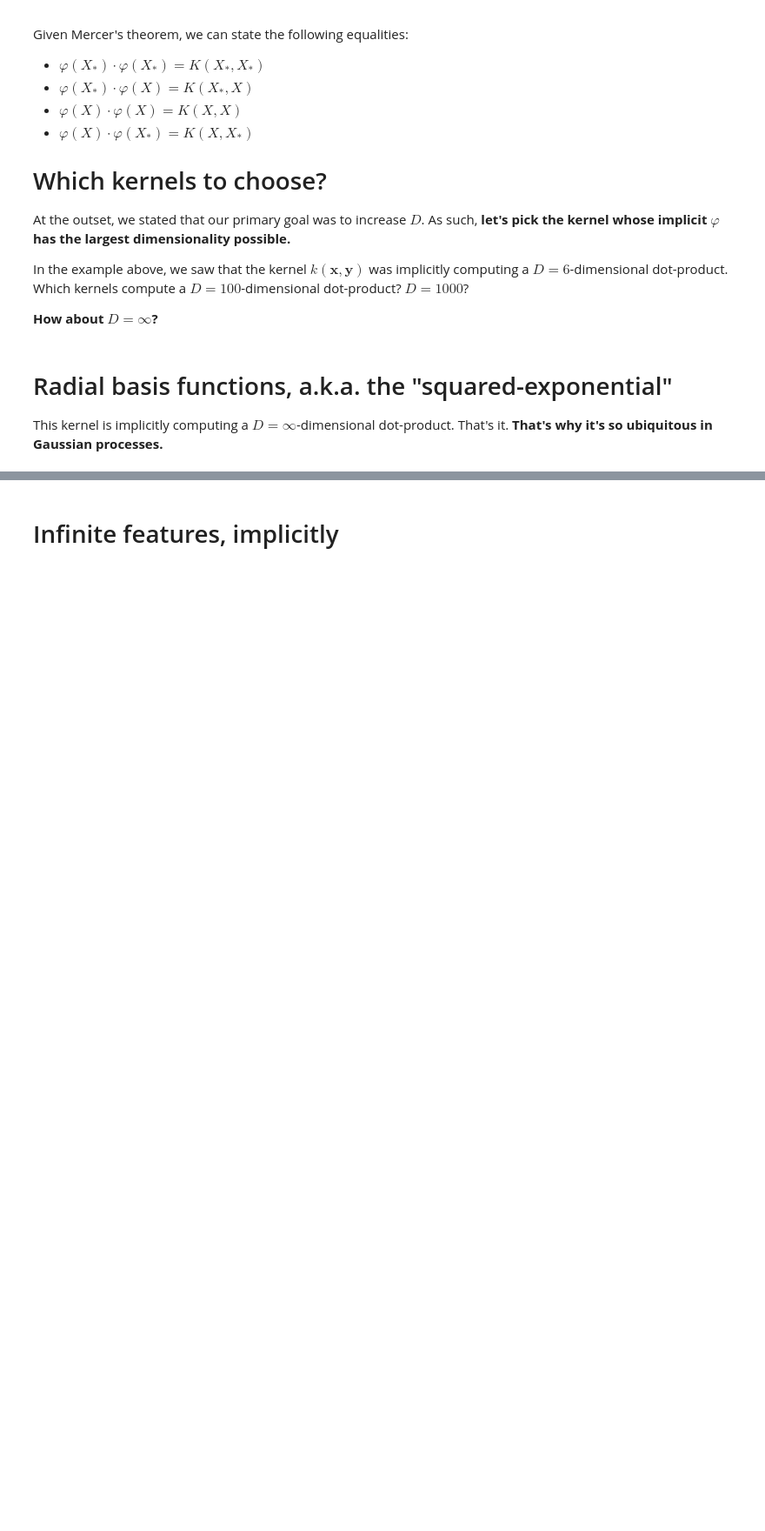
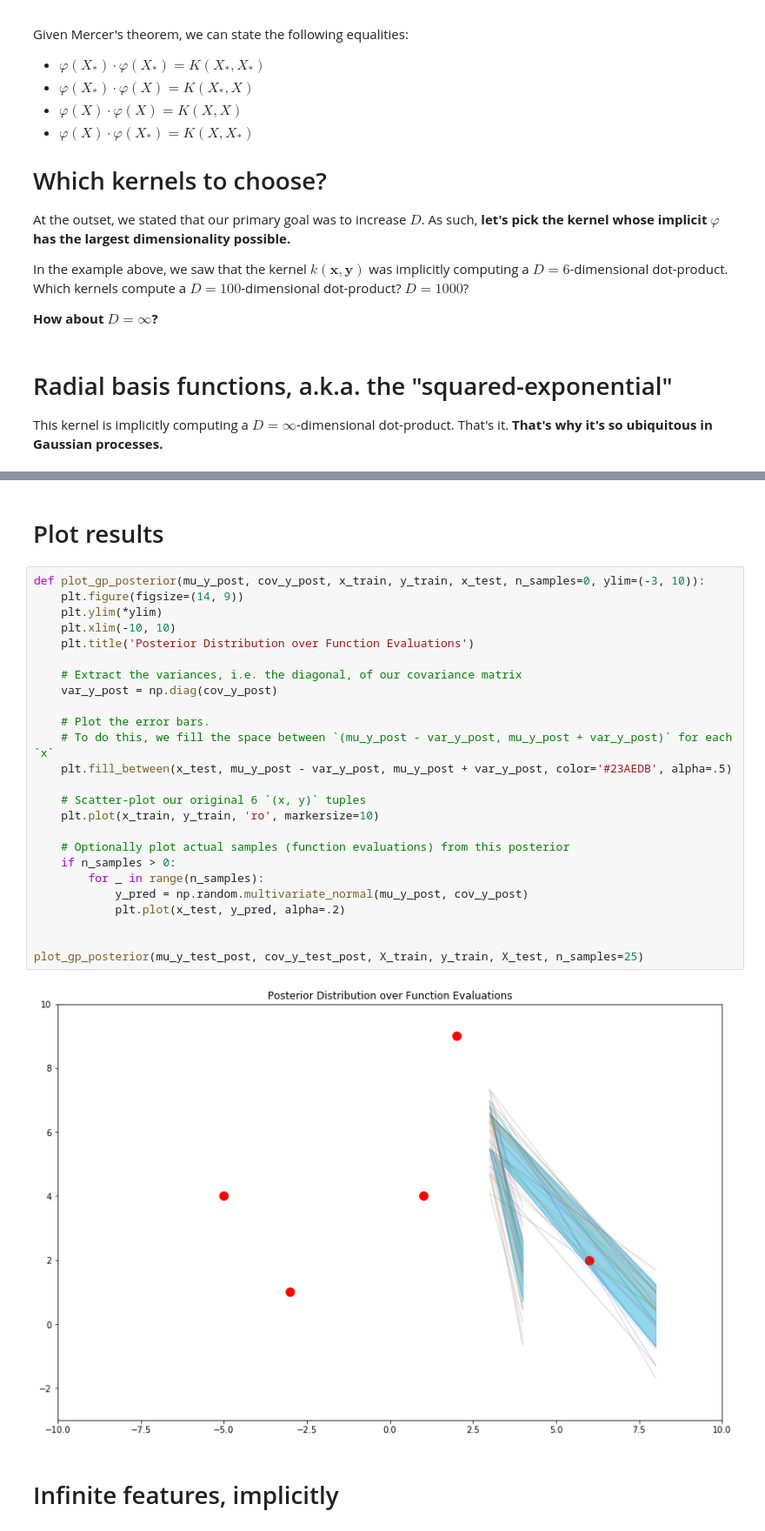
Before and after one commit to cavaunpeu/gaussian-processes, a Jupyter notebook: gaussian-processes-part-2.ipynb, the cells around one changed output, grey strips where cells are left out. Shown at 87% size. Cells and saved outputs as stored; diff of their text form; blank space fills up the shorter version.

```diff
--- a/gaussian-processes-part-2.ipynb
+++ b/gaussian-processes-part-2.ipynb
@@ -305,3 +337,32 @@ cov_y_test_post = phi_x_test.T @ cov_w_post @ phi_x_test
+# %% [markdown]
+# Plot results
+# %%
+def plot_gp_posterior(mu_y_post, cov_y_post, x_train, y_train, x_test, n_samples=0, ylim=(-3, 10)):
+    plt.figure(figsize=(14, 9))
+    plt.ylim(*ylim)
+    plt.xlim(-10, 10)
+    plt.title('Posterior Distribution over Function Evaluations')
+
+    # Extract the variances, i.e. the diagonal, of our covariance matrix
+    var_y_post = np.diag(cov_y_post)
+
+    # Plot the error bars.
+    # To do this, we fill the space between `(mu_y_post - var_y_post, mu_y_post + var_y_post)` for each `x`
+    plt.fill_between(x_test, mu_y_post - var_y_post, mu_y_post + var_y_post, color='#23AEDB', alpha=.5)
+
+    # Scatter-plot our original 6 `(x, y)` tuples
+    plt.plot(x_train, y_train, 'ro', markersize=10)
+
+    # Optionally plot actual samples (function evaluations) from this posterior
+    if n_samples > 0:
+        for _ in range(n_samples):
+            y_pred = np.random.multivariate_normal(mu_y_post, cov_y_post)
+            plt.plot(x_test, y_pred, alpha=.2)
+
+
+plot_gp_posterior(mu_y_test_post, cov_y_test_post, X_train, y_train, X_test, n_samples=25)
+# %% [output]
+[figure, added]
 # %% [markdown]
 # Infinite features, implicitly
 # %% [markdown]
```
Also changed, not shown: parts of 5 cells of this notebook.
